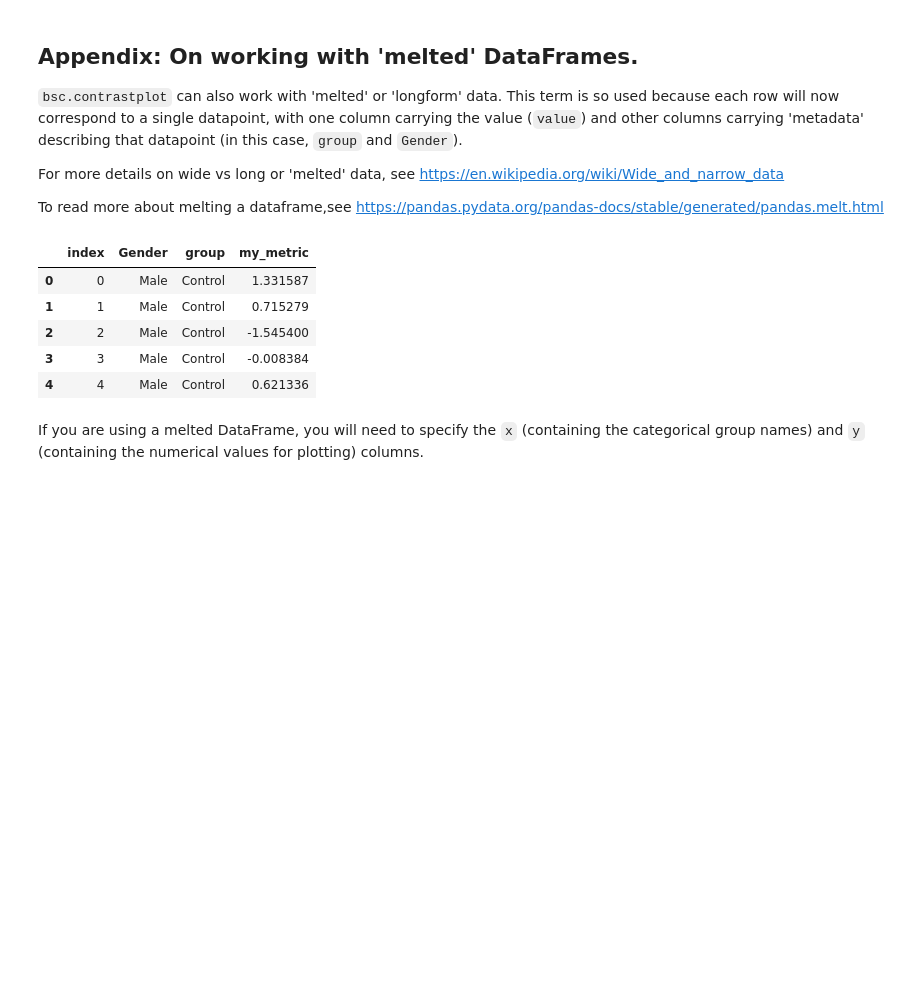
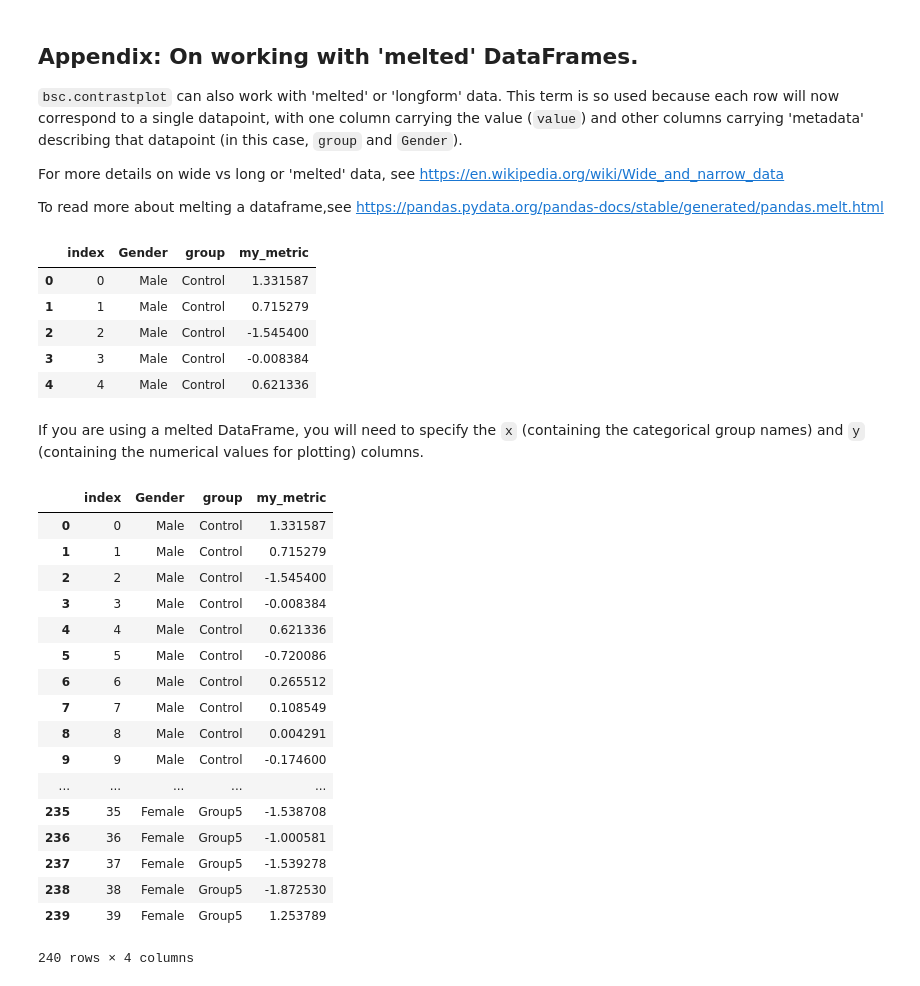
Before and after one commit to josesho/bootstrap_contrast, a Jupyter notebook: bootstrap-contrast_tutorial.ipynb, the cells around one changed output. Cells and saved outputs as stored; diff of their text form; code cells hidden in the pictures; blank space fills up the shorter version.

```diff
--- a/bootstrap-contrast_tutorial.ipynb
+++ b/bootstrap-contrast_tutorial.ipynb
@@ -303,3 +313,24 @@ df_melt.head() # Gives the first five rows of `df_melt`.
 | 4 | 4 | Male | Control | 0.621336 |
 # %% [markdown]
 If you are using a melted DataFrame, you will need to specify the `x` (containing the categorical group names) and `y` (containing the numerical values for plotting) columns.
+# %%
+df_melt
+# %% [output]
+|  | index | Gender | group | my_metric |
+| 0 | 0 | Male | Control | 1.331587 |
+| 1 | 1 | Male | Control | 0.715279 |
+| 2 | 2 | Male | Control | -1.545400 |
+| 3 | 3 | Male | Control | -0.008384 |
+| 4 | 4 | Male | Control | 0.621336 |
+| 5 | 5 | Male | Control | -0.720086 |
+| 6 | 6 | Male | Control | 0.265512 |
+| 7 | 7 | Male | Control | 0.108549 |
+| 8 | 8 | Male | Control | 0.004291 |
+| 9 | 9 | Male | Control | -0.174600 |
+| ... | ... | ... | ... | ... |
+| 235 | 35 | Female | Group5 | -1.538708 |
+| 236 | 36 | Female | Group5 | -1.000581 |
+| 237 | 37 | Female | Group5 | -1.539278 |
+| 238 | 38 | Female | Group5 | -1.872530 |
+| 239 | 39 | Female | Group5 | 1.253789 |
+240 rows × 4 columns
```
Also changed, not shown: parts of 15 cells of this notebook.
